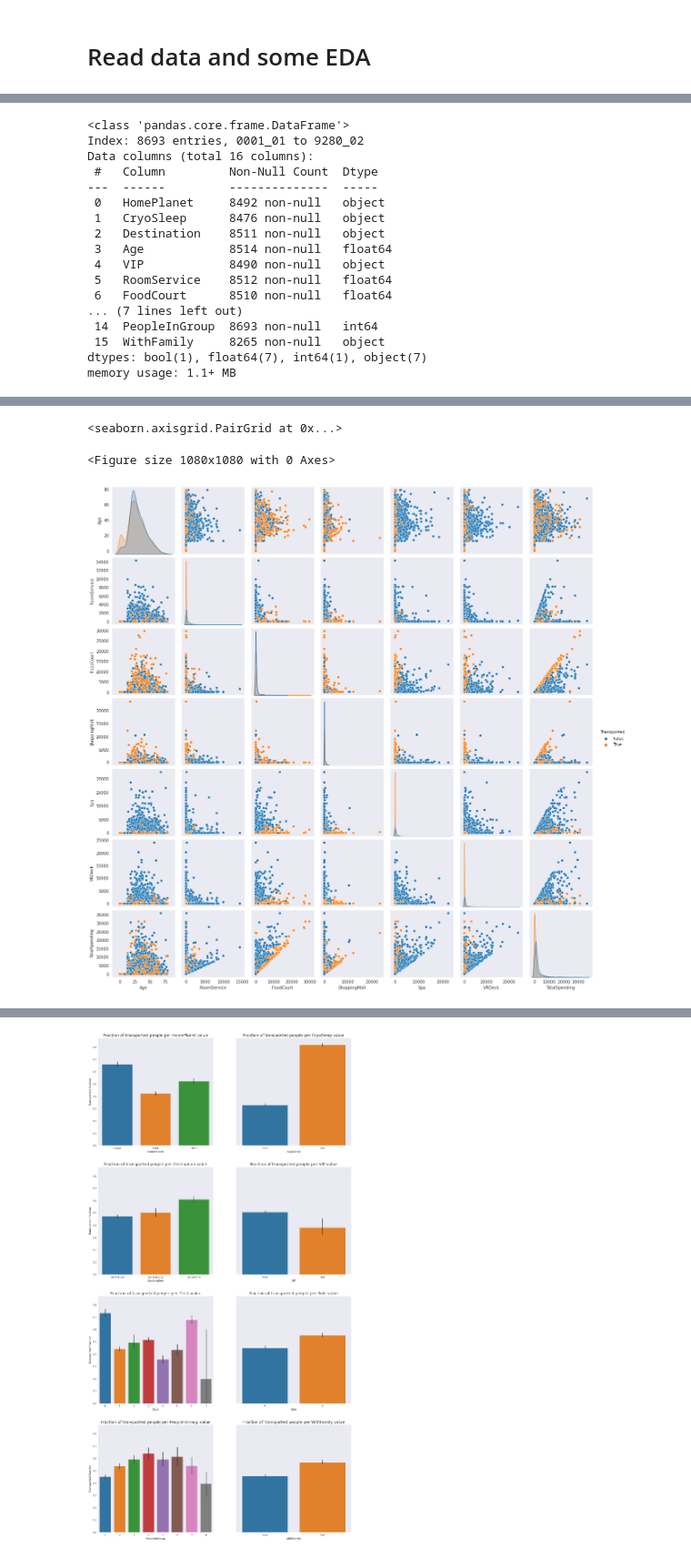
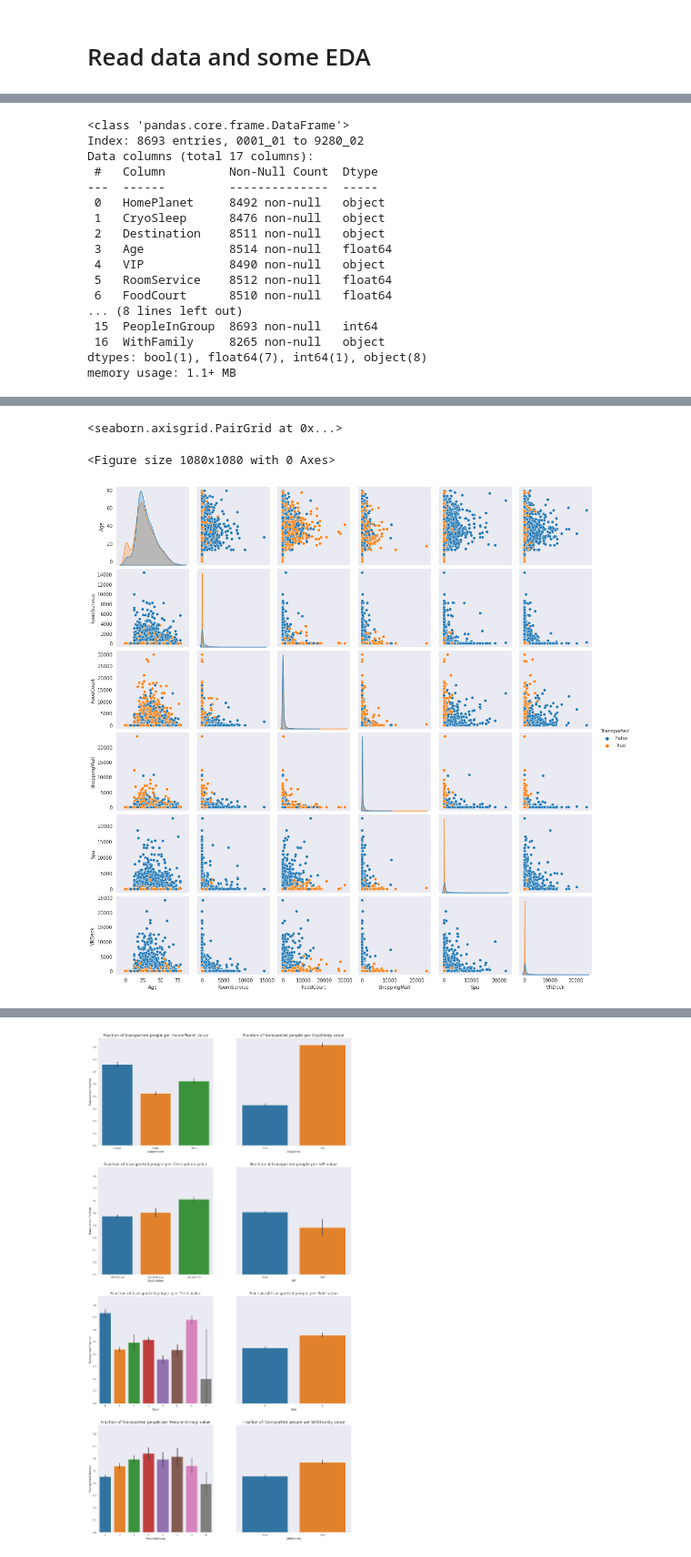
Before and after one commit to mhadjiantonis/SpaceshipTitanic, a Jupyter notebook: spaceship-titanic.ipynb, the cells around one changed output, grey strips where cells are left out. Shown at 91% size. Saved outputs shown, nothing was run; the diff lists cells and outputs as text; code cells hidden in the pictures.

```diff
--- a/spaceship-titanic.ipynb
+++ b/spaceship-titanic.ipynb
@@ -25,8 +25,8 @@ def get_data(path):
     df['Deck'] = df['Cabin'].str[0]
     df['Side'] = df['Cabin'].str[-1]
     # Extract age group
-    #df.loc[df['Age'] < 18, 'AgeGroup'] = 'Under18'
-    #df.loc[df['Age'] >= 18, 'AgeGroup'] = 'Adult'
+    df.loc[df['Age'] < 18, 'AgeGroup'] = 'Under18'
+    df.loc[df['Age'] >= 18, 'AgeGroup'] = 'Adult'
     # Find whether they travel with family
     df['GroupId'] = df['PassengerId'].str[:4]
     df['LastName'] = df['Name'].str.split().map(lambda x: x[-1], na_action='ignore')
@@ -66,7 +66,7 @@ titanic_df.info()
 # %% [output]
 <class 'pandas.core.frame.DataFrame'>
 Index: 8693 entries, 0001_01 to 9280_02
-Data columns (total 16 columns):
+Data columns (total 17 columns):
  #   Column         Non-Null Count  Dtype
 ---  ------         --------------  -----
  0   HomePlanet     8492 non-null   object
@@ -76,10 +76,10 @@ Data columns (total 16 columns):
  4   VIP            8490 non-null   object
  5   RoomService    8512 non-null   float64
  6   FoodCourt      8510 non-null   float64
-... (7 lines left out)
- 14  PeopleInGroup  8693 non-null   int64
- 15  WithFamily     8265 non-null   object
-dtypes: bool(1), float64(7), int64(1), object(7)
+... (8 lines left out)
+ 15  PeopleInGroup  8693 non-null   int64
+ 16  WithFamily     8265 non-null   object
+dtypes: bool(1), float64(7), int64(1), object(8)
 memory usage: 1.1+ MB
 # %%
 titanic_df.describe()
@@ -94,13 +94,13 @@ titanic_df.describe()
 | 75% | 38.000000 | 47.000000 | 76.000000 | 27.000000 | 59.000000 | 46.000000 | 1441.000000 | 3.000000 |
 | max | 79.000000 | 14327.000000 | 29813.000000 | 23492.000000 | 22408.000000 | 24133.000000 | 35987.000000 | 8.000000 |
 # %%
-numerical_columns = ['Age', 'RoomService', 'FoodCourt', 'ShoppingMall', 'Spa', 'VRDeck', 'TotalSpending']
+numerical_columns = ['Age', 'RoomService', 'FoodCourt', 'ShoppingMall', 'Spa', 'VRDeck'] #, 'TotalSpending'] # Better performance without total spending column
 plt.figure(figsize=(15,15))
 sns.pairplot(data=titanic_df[numerical_columns + ['Transported']], hue='Transported')
 # %% [output]
 <seaborn.axisgrid.PairGrid at 0x...>
 <Figure size 1080x1080 with 0 Axes>
-[figure, old version]
+[figure, new version]
 # %%
 categorical_columns = ['HomePlanet', 'CryoSleep', 'Destination', 'VIP', 'Deck', 'Side', 'PeopleInGroup', 'WithFamily']#, 'AgeGroup']
 for col in categorical_columns:
```
Also changed, not shown: parts of 34 cells of this notebook.
